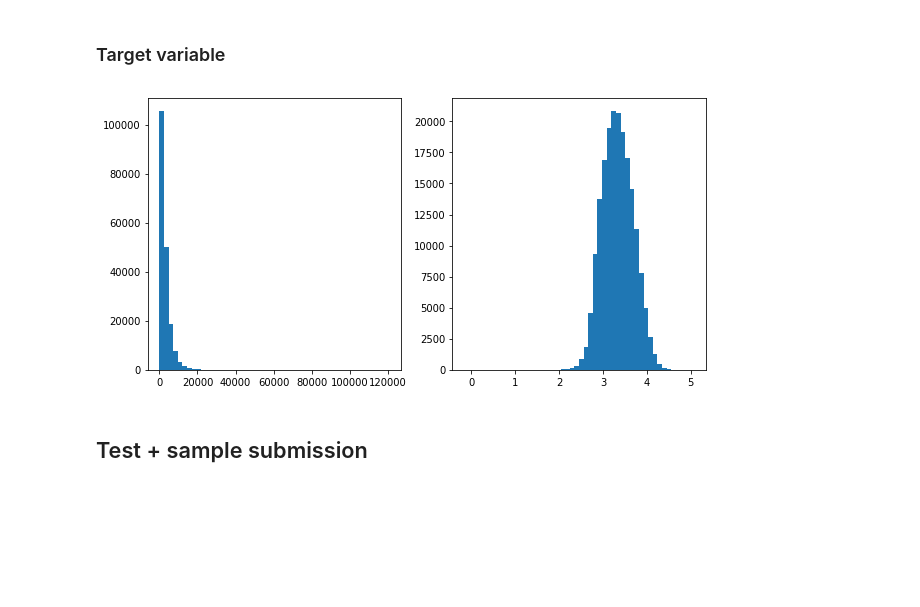
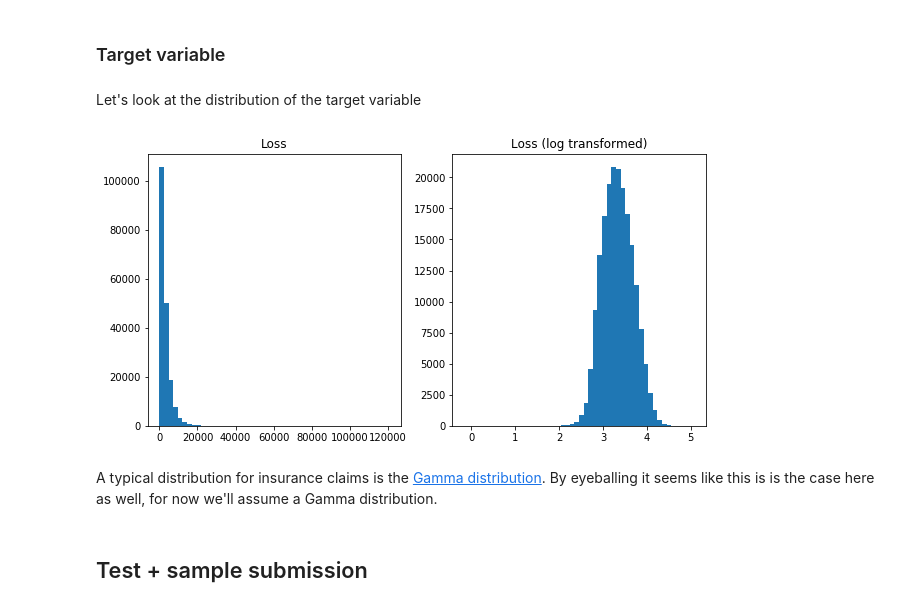
Before and after one commit to WoutAarts/portfolio, a Jupyter notebook: kaggle_insurance.ipynb, the cells around one changed output. Cells and saved outputs as stored; diff of their text form; code cells hidden in the pictures; blank space fills up the shorter version.

```diff
--- a/kaggle_insurance.ipynb
+++ b/kaggle_insurance.ipynb
@@ -94,5 +120,6 @@ For some algorithms we need to create dummies from categorical variables, so we
 # %%
 def to_other_cat(df, col, cut_off):
+    """Converts categories below cut off value to other"""
     df = df.copy()
     vc = df[col].value_counts(normalize=1)
     small_category = vc < cut_off
@@ -174,12 +211,18 @@ Cont2 has 33 unique elements
 Hard to determine without context on what the variable represents, might be something like age in which case continuous makes sense.
 # %% [markdown]
 ### Target variable
+# %% [markdown]
+Let's look at the distribution of the target variable
 # %%
 fig, ax = plt.subplots(ncols=2, figsize=(10, 5))
 ax[0].hist(train['loss'], bins=50);
+ax[0].set_title('Loss')
 ax[1].hist(np.log10(train['loss']), bins=50);
+ax[1].set_title('Loss (log transformed)');
 # %% [output]
-[figure, old version]
+[figure, new version]
+# %% [markdown]
+A typical distribution for insurance claims is the [Gamma distribution](https://en.wikipedia.org/wiki/Gamma_distribution). By eyeballing it seems like this is is the case here as well, for now we'll assume a Gamma distribution.
 # %% [markdown]
 ## Test +  sample submission
 # %%
```
Also changed, not shown: parts of 53 cells of this notebook.
